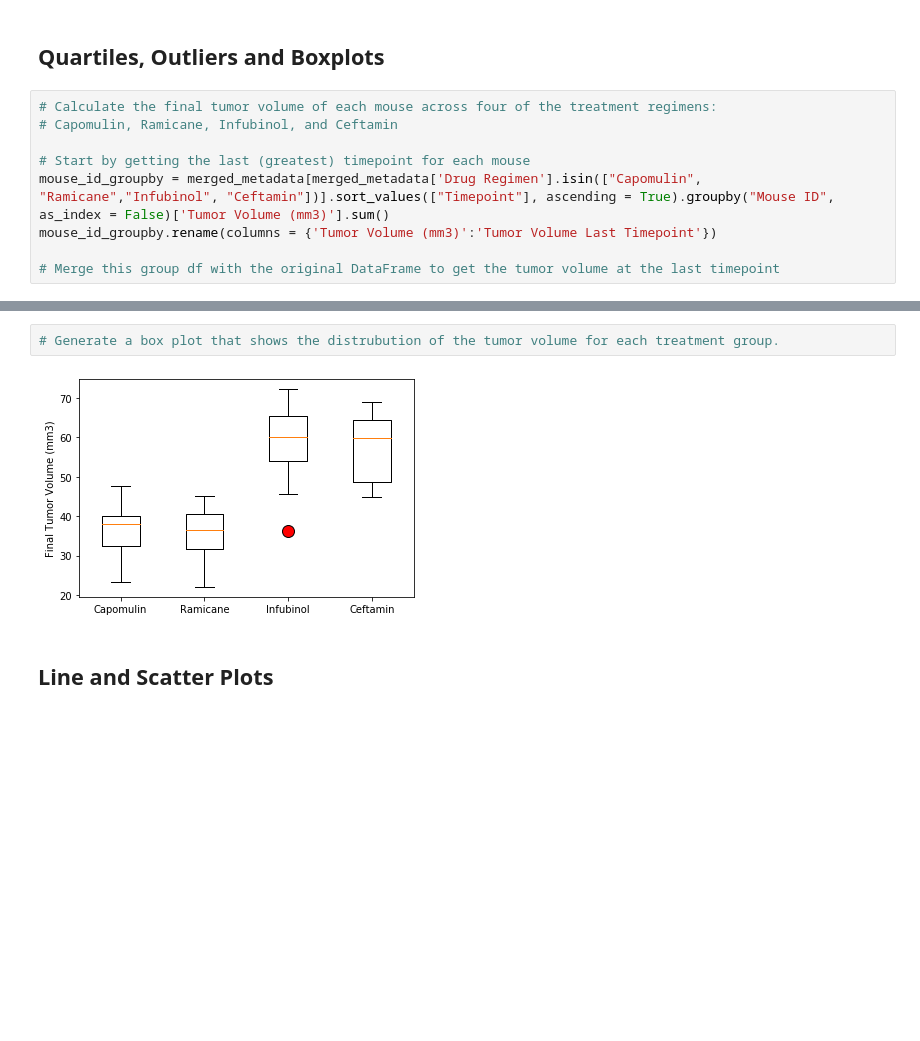
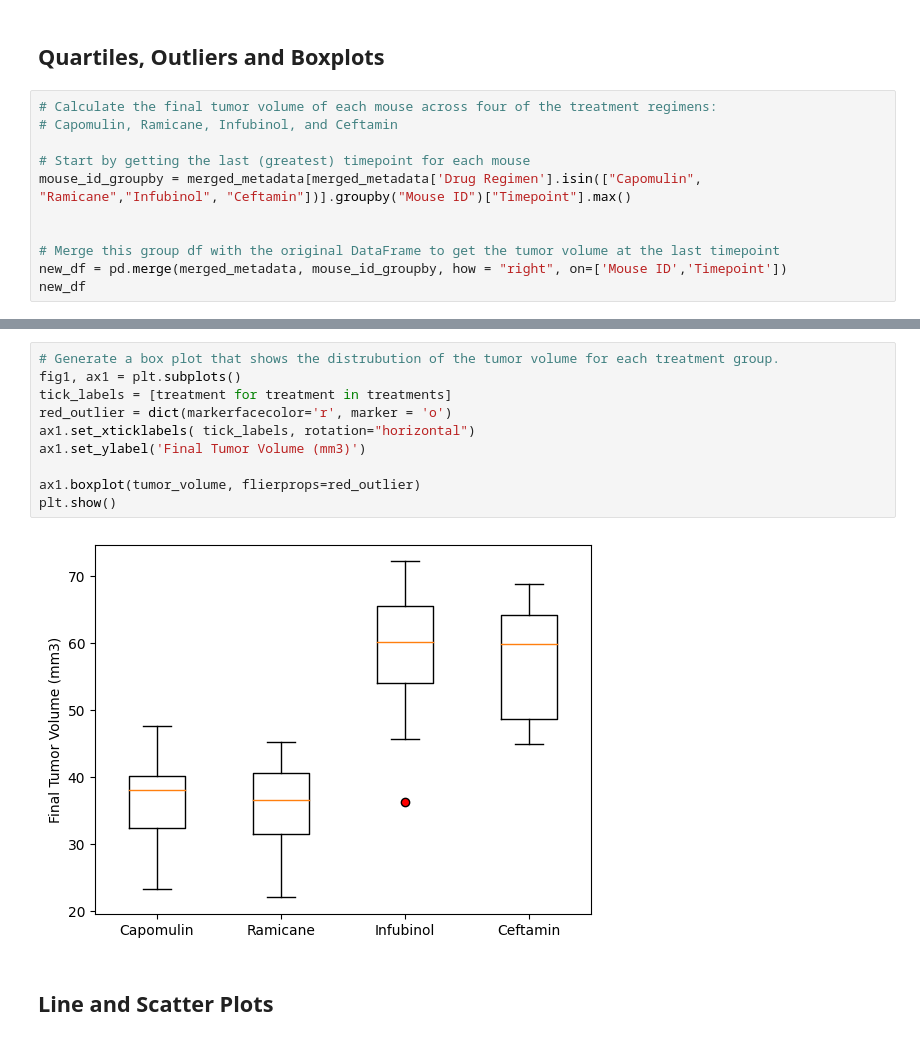
Before and after one commit to Minh1327/Data-Visualisation---Challenge, a Jupyter notebook: Pymaceuticals/main.ipynb, the cells around one changed output, grey strips where cells are left out. Drawn from its saved outputs; the diff is of its cells as text; blank space fills up the shorter version.

```diff
--- a/Pymaceuticals/main.ipynb
+++ b/Pymaceuticals/main.ipynb
@@ -202,8 +201,10 @@ autopct="%1.1f%%")
 # Capomulin, Ramicane, Infubinol, and Ceftamin
 
 # Start by getting the last (greatest) timepoint for each mouse
-mouse_id_groupby = merged_metadata[merged_metadata['Drug Regimen'].isin(["Capomulin", "Ramicane","Infubinol", "Ceftamin"])].sort_values(["Timepoint"], ascending = True).groupby("Mouse ID", as_index = False)['Tumor Volume (mm3)'].sum()
-mouse_id_groupby.rename(columns = {'Tumor Volume (mm3)':'Tumor Volume Last Timepoint'})
+mouse_id_groupby = merged_metadata[merged_metadata['Drug Regimen'].isin(["Capomulin", "Ramicane","Infubinol", "Ceftamin"])].groupby("Mouse ID")["Timepoint"].max()
+
 
 # Merge this group df with the original DataFrame to get the tumor volume at the last timepoint
+new_df = pd.merge(merged_metadata, mouse_id_groupby, how = "right", on=['Mouse ID','Timepoint'])
+new_df
 # %% [output]
@@ -238,7 +267,15 @@ Ceftamin's potential outliers: Series([], Name: Tumor Volume (mm3), dtype: float
 # %%
 # Generate a box plot that shows the distrubution of the tumor volume for each treatment group.
+fig1, ax1 = plt.subplots()
+tick_labels = [treatment for treatment in treatments]
+red_outlier = dict(markerfacecolor='r', marker = 'o')
+ax1.set_xticklabels( tick_labels, rotation="horizontal")
+ax1.set_ylabel('Final Tumor Volume (mm3)')
+
+ax1.boxplot(tumor_volume, flierprops=red_outlier)
+plt.show()
 # %% [output]
-[figure, old version]
+[figure, new version]
 # %% [markdown]
 ## Line and Scatter Plots
 # %%
```
Also changed, not shown: parts of 18 cells of this notebook, 1 other file.
